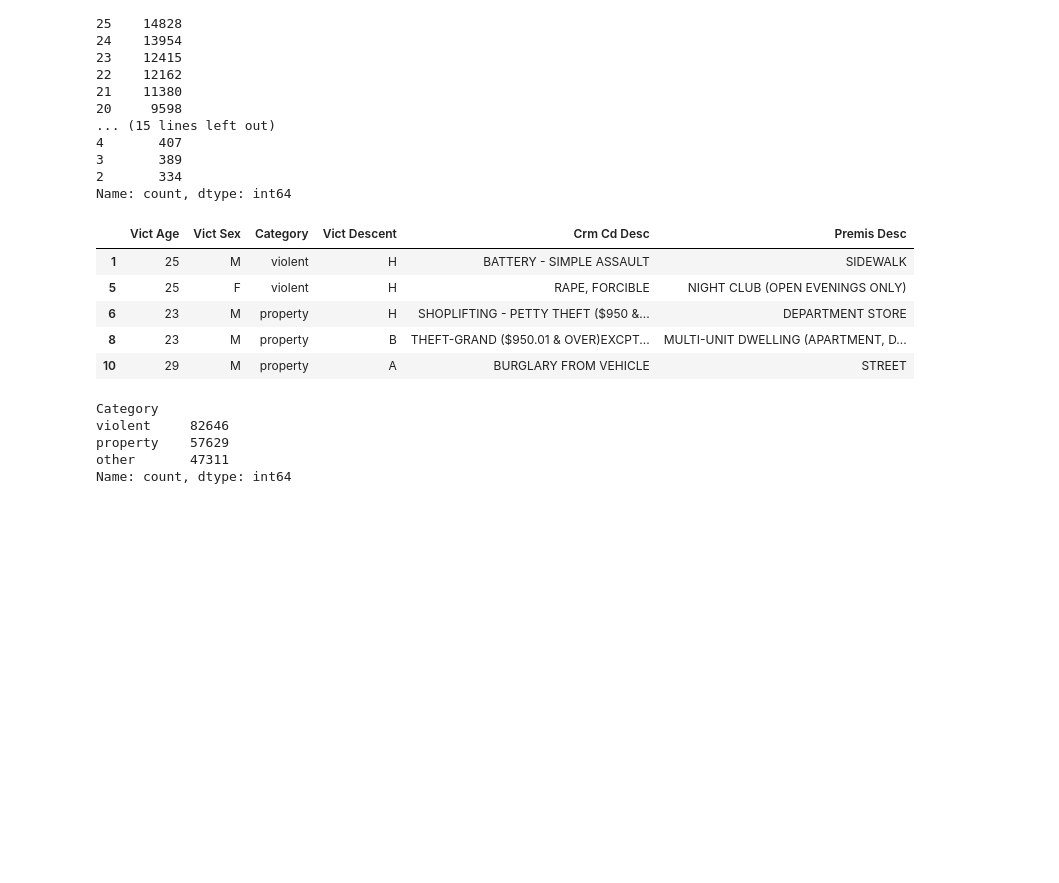
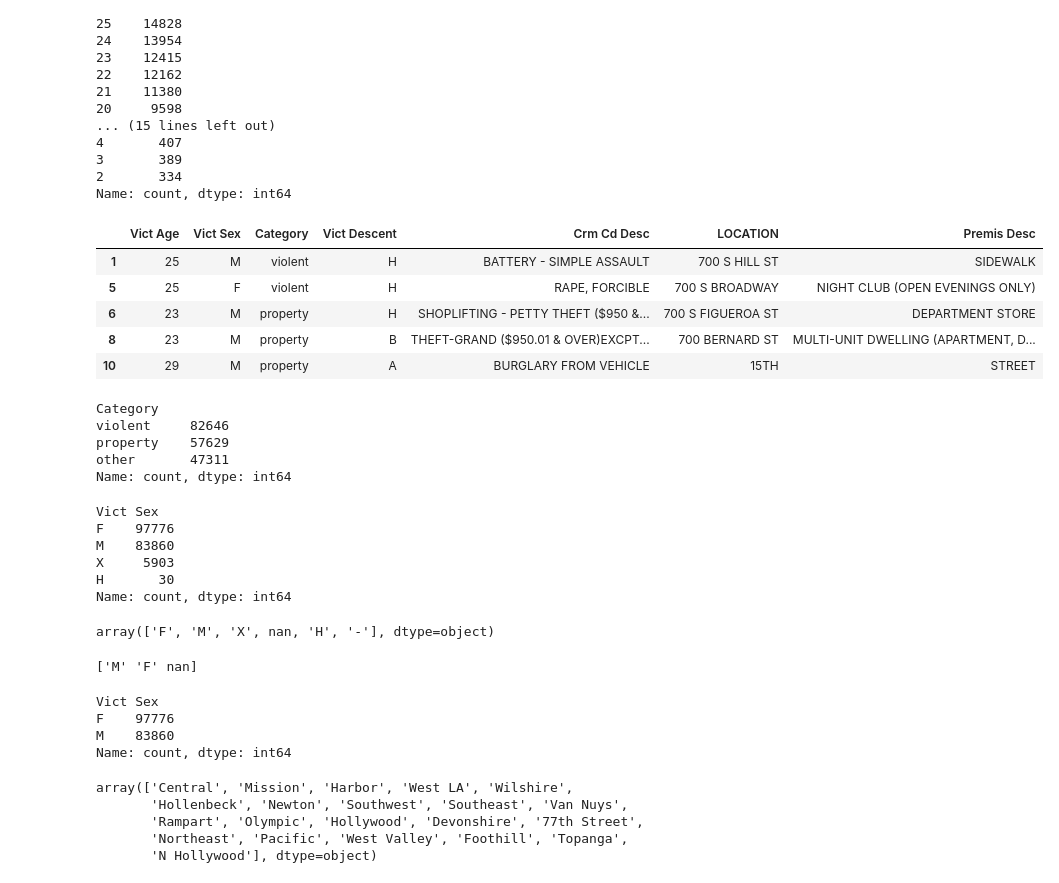
Before and after one commit to Ed-Lovera/AI-PT-Project-1, a Jupyter notebook: Vickram/crime_dataframe.ipynb, the cells around one changed output. Saved outputs shown, nothing was run; the diff lists cells and outputs as text; code cells hidden in the pictures; blank space fills up the shorter version.

```diff
--- a/Vickram/crime_dataframe.ipynb
+++ b/Vickram/crime_dataframe.ipynb
@@ -125,14 +126,14 @@ Name: count, dtype: int64
 la_crime_df_filtered = la_crime_df.loc[age_filter]
 # %%
 # Testing filtered data to validate results
-la_crime_df_filtered[['Vict Age','Vict Sex','Category','Vict Descent','Crm Cd Desc', 'Premis Desc']].head(5)
+la_crime_df_filtered[['Vict Age','Vict Sex','Category','Vict Descent','Crm Cd Desc','LOCATION', 'Premis Desc']].head(5)
 # %% [output]
-|  | Vict Age | Vict Sex | Category | Vict Descent | Crm Cd Desc | Premis Desc |
-| 1 | 25 | M | violent | H | BATTERY - SIMPLE ASSAULT | SIDEWALK |
-| 5 | 25 | F | violent | H | RAPE, FORCIBLE | NIGHT CLUB (OPEN EVENINGS ONLY) |
-| 6 | 23 | M | property | H | SHOPLIFTING - PETTY THEFT ($950 &... | DEPARTMENT STORE |
-| 8 | 23 | M | property | B | THEFT-GRAND ($950.01 & OVER)EXCPT... | MULTI-UNIT DWELLING (APARTMENT, D... |
-| 10 | 29 | M | property | A | BURGLARY FROM VEHICLE | STREET |
+|  | Vict Age | Vict Sex | Category | Vict Descent | Crm Cd Desc | LOCATION | Premis Desc |
+| 1 | 25 | M | violent | H | BATTERY - SIMPLE ASSAULT | 700 S HILL ST | SIDEWALK |
+| 5 | 25 | F | violent | H | RAPE, FORCIBLE | 700 S BROADWAY | NIGHT CLUB (OPEN EVENINGS ONLY) |
+| 6 | 23 | M | property | H | SHOPLIFTING - PETTY THEFT ($950 &... | 700 S FIGUEROA ST | DEPARTMENT STORE |
+| 8 | 23 | M | property | B | THEFT-GRAND ($950.01 & OVER)EXCPT... | 700 BERNARD ST | MULTI-UNIT DWELLING (APARTMENT, D... |
+| 10 | 29 | M | property | A | BURGLARY FROM VEHICLE | 15TH | STREET |
 # %%
 # performing a groupby on the category
 category_count = la_crime_df_filtered['Category'].value_counts()
@@ -143,3 +144,39 @@ violent     82646
 property    57629
 other       47311
 Name: count, dtype: int64
+# %%
+location = la_crime_df_filtered['Vict Sex'].value_counts()
+location
+# %% [output]
+Vict Sex
+F    97776
+M    83860
+X     5903
+H       30
+Name: count, dtype: int64
+# %%
+# Testing
+la_crime_df_filtered['Vict Sex'].unique()
+# %% [output]
+array(['F', 'M', 'X', nan, 'H', '-'], dtype=object)
+# %%
+# Dropping Vict Sex values [X, nan, H, '-']
+dropped_sex_values = ['X','nan','H','-']
+la_crime_df_filtered = la_crime_df_filtered[~la_crime_df_filtered['Vict Sex'].isin(dropped_sex_values)]
+print(la_crime_df_filtered['Vict Sex'].unique())
+la_crime_df_filtered['Vict Sex'].value_counts()
+# %% [output]
+['M' 'F' nan]
+Vict Sex
+F    97776
+M    83860
+Name: count, dtype: int64
+# %%
+# Testing
+la_crime_df_filtered['AREA NAME'].unique()
+# %% [output]
+array(['Central', 'Mission', 'Harbor', 'West LA', 'Wilshire',
+       'Hollenbeck', 'Newton', 'Southwest', 'Southeast', 'Van Nuys',
+       'Rampart', 'Olympic', 'Hollywood', 'Devonshire', '77th Street',
+       'Northeast', 'Pacific', 'West Valley', 'Foothill', 'Topanga',
+       'N Hollywood'], dtype=object)
```
Also changed, not shown: parts of 2 cells of this notebook.
